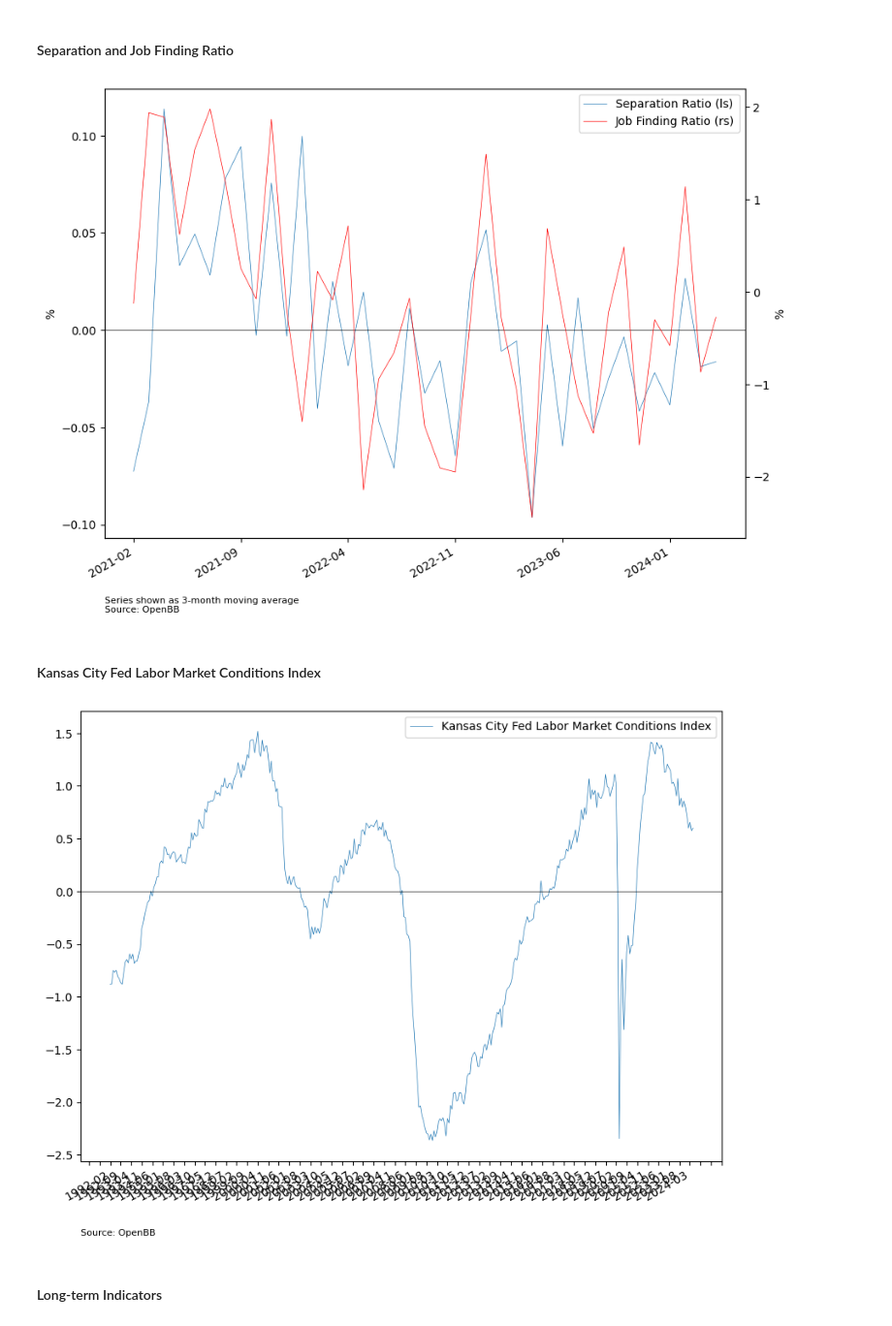
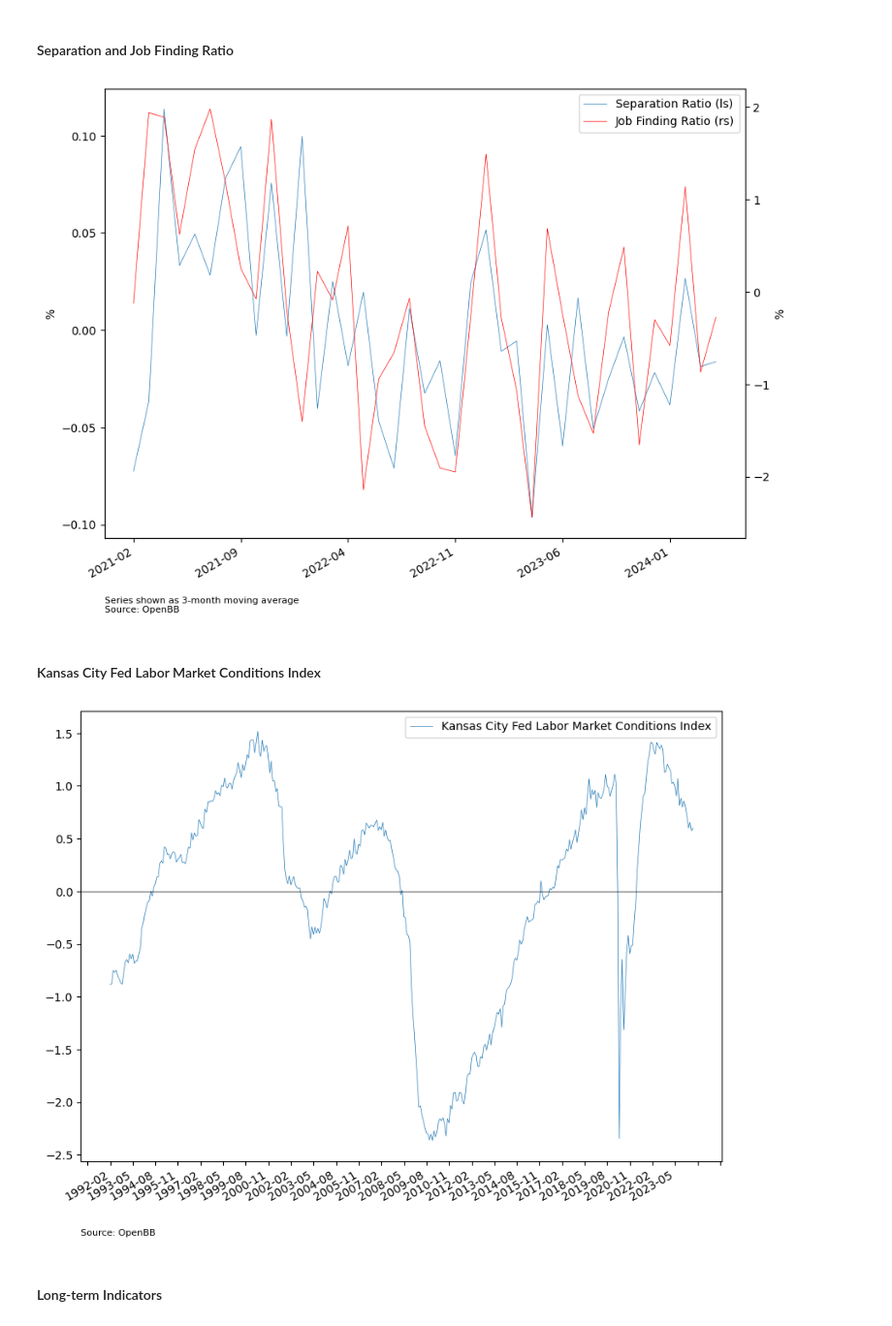
Before and after one commit to PatrickHLewis/Macro-Dashboard, a Jupyter notebook: Macro_Dashboard/Macro_Drivers/Labor/Labor.ipynb, the cells around one changed output. Shown at 97% size. Drawn from its saved outputs; the diff is of its cells as text; code cells hidden in the pictures.

```diff
--- a/Macro_Dashboard/Macro_Drivers/Labor/Labor.ipynb
+++ b/Macro_Dashboard/Macro_Drivers/Labor/Labor.ipynb
@@ -284,7 +286,6 @@ fig, ax = plt.subplots(figsize=(10,8))
 ax1 = ax.twinx()
 ax.plot(y1, label="Separation Ratio (ls)", linewidth=0.5)
 ax1.plot(y2, label="Job Finding Ratio (rs)",color='red', linewidth=0.5)
-ax.axhline(y=0, linestyle = '-', color = 'black', linewidth=0.5)
 lines, labels = ax.get_legend_handles_labels()
 lines2, labels2 = ax1.get_legend_handles_labels()
 ax.legend(lines + lines2, labels + labels2)
@@ -295,25 +296,25 @@ ax.xaxis.set_major_locator(ticker.MultipleLocator(space))
 plt.annotate(f'Series shown as {window}-month moving average\nSource: OpenBB', xy=(0, -65), xycoords='axes points', color='black', fontsize=8)
 fig.autofmt_xdate()
 # %% [output]
-[figure, old version]
+[figure, new version]
 # %% [markdown]
 #### Kansas City Fed Labor Market Conditions Index
 # %%
 chart_start = "1992-02"
 
 y1 = econ_data_m['FRBKCLMCILA'].loc[chart_start:]
 y1.index = pd.to_datetime(y1.index).strftime('%Y-%m')
 
 fig, ax = plt.subplots(figsize=(10,8))
 ax.plot(y1, label="Kansas City Fed Labor Market Conditions Index", linewidth=0.5)
 ax.axhline(y=0, linestyle = '-', color = 'black', linewidth=0.5)
 plt.legend()
-space = 7
+space = 15
 ax.xaxis.set_major_locator(ticker.MultipleLocator(space))
 plt.annotate('Source: OpenBB', xy=(0, -65), xycoords='axes points', color='black', fontsize=8)
 fig.autofmt_xdate()
 # %% [output]
-[figure, old version]
+[figure, new version]
 # %% [markdown]
 #### Long-term Indicators
 # %%
```
Also changed, not shown: parts of 7 cells of this notebook, 6 other files.
